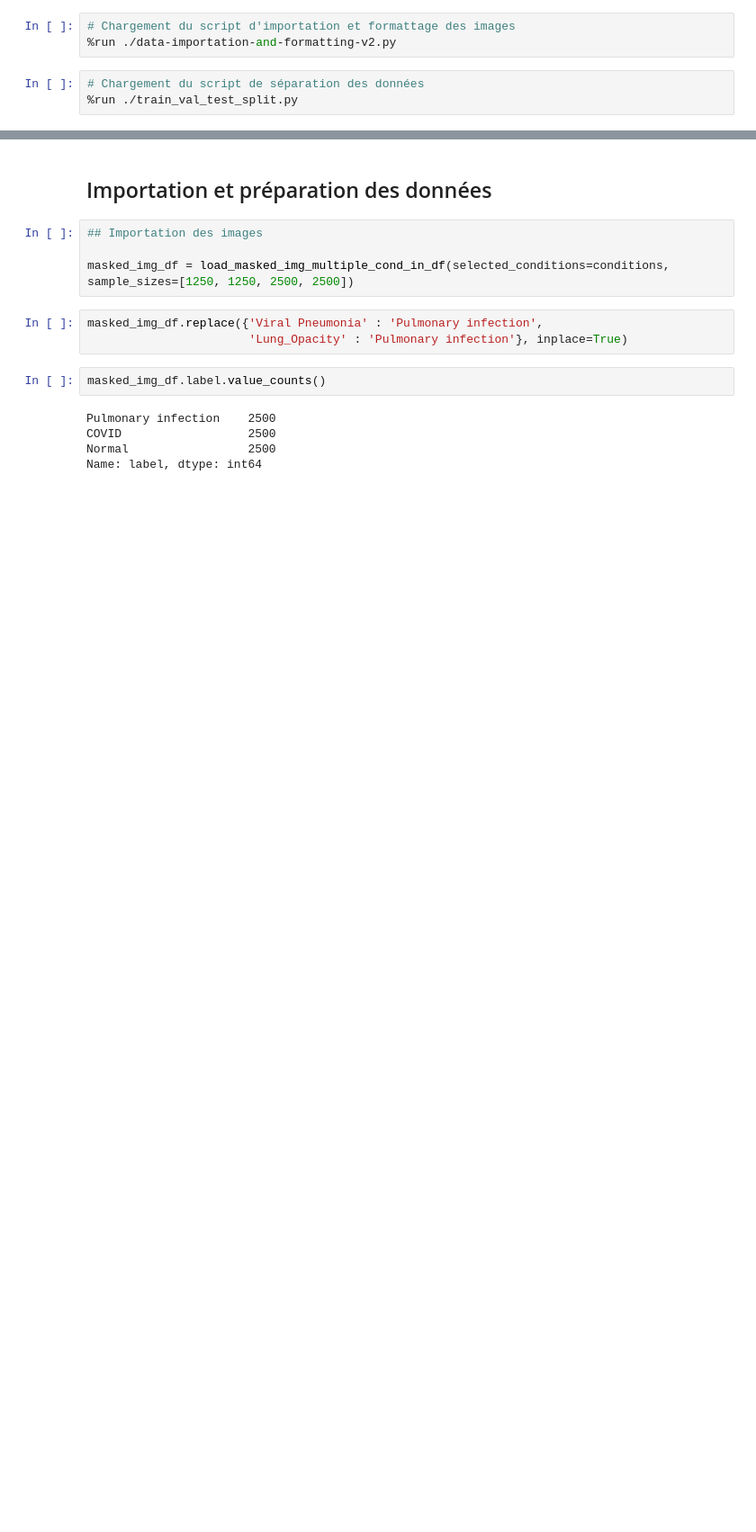
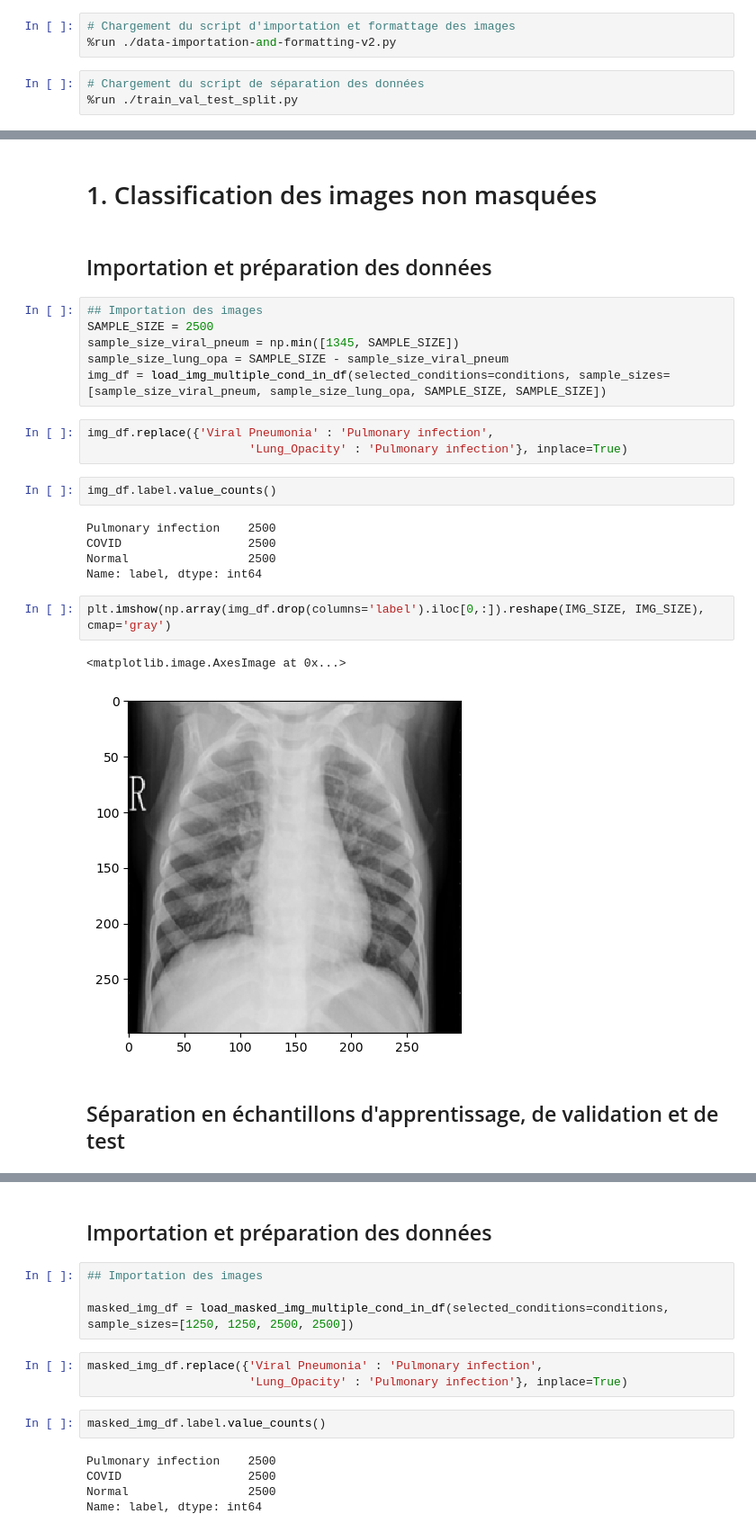
Before and after one commit to Alexandre-aksenov/summer24-analyse-pulmonaire-copy-AA, a Jupyter notebook: notebooks/knn-model-v2.ipynb, the cells around one changed output, grey strips where cells are left out. Shown at 90% size. Drawn from its saved outputs; the diff is of its cells as text; blank space fills up the shorter version.

```diff
--- a/notebooks/knn-model-v2.ipynb
+++ b/notebooks/knn-model-v2.ipynb
@@ -26,0 +33,27 @@ list_dir_images = pd.DataFrame({"img_type" : ["Viral Pneumonia", "Bacterial Pneu
+# %% [markdown]
+# 1. Classification des images non masquées
+# %% [markdown]
+## Importation et préparation des données
+# %%
+## Importation des images
+SAMPLE_SIZE = 2500
+sample_size_viral_pneum = np.min([1345, SAMPLE_SIZE])
+sample_size_lung_opa = SAMPLE_SIZE - sample_size_viral_pneum
+img_df = load_img_multiple_cond_in_df(selected_conditions=conditions, sample_sizes=[sample_size_viral_pneum, sample_size_lung_opa, SAMPLE_SIZE, SAMPLE_SIZE])
+# %%
+img_df.replace({'Viral Pneumonia' : 'Pulmonary infection',
+                       'Lung_Opacity' : 'Pulmonary infection'}, inplace=True)
+# %%
+img_df.label.value_counts()
+# %% [output]
+Pulmonary infection    2500
+COVID                  2500
+Normal                 2500
+Name: label, dtype: int64
+# %%
+plt.imshow(np.array(img_df.drop(columns='label').iloc[0,:]).reshape(IMG_SIZE, IMG_SIZE), cmap='gray')
+# %% [output]
+<matplotlib.image.AxesImage at 0x...>
+[figure, added]
+# %% [markdown]
+## Séparation en échantillons d'apprentissage, de validation et de test
```
Also changed, not shown: parts of 27 cells of this notebook, 3 other files.
